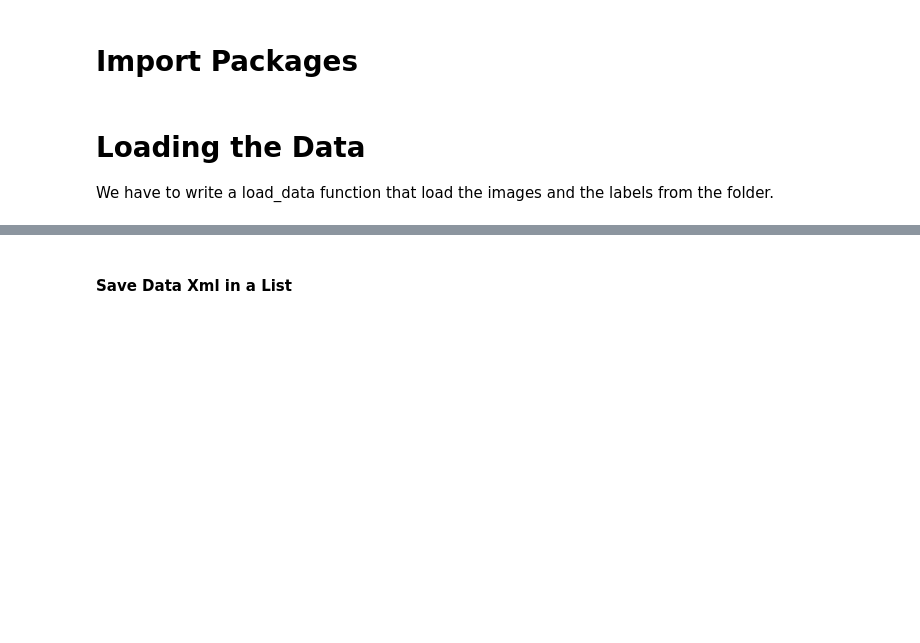
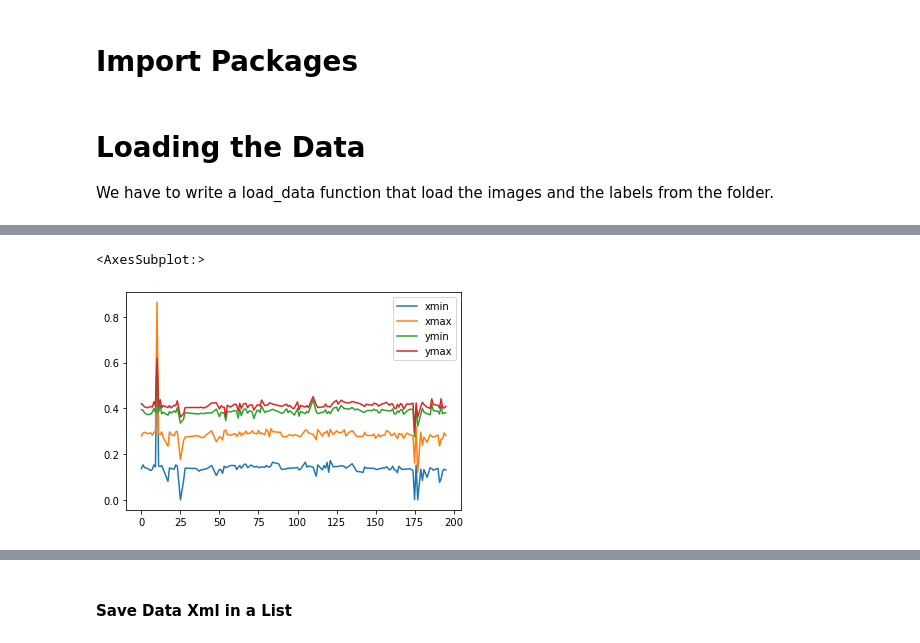
Before and after one commit to NILodio/EACD-MONOGRAFIA, a Jupyter notebook: 00_main.ipynb, the cells around one changed output, grey strips where cells are left out. Cells and saved outputs as stored; diff of their text form; code cells hidden in the pictures; blank space fills up the shorter version.

```diff
--- a/00_main.ipynb
+++ b/00_main.ipynb
@@ -68,0 +33,2 @@ def read_content(xml_file: str):
+# %%
+Train , Test = (Data[Data['split'] == 'train'] , Data[Data['split'] != 'train'] )
@@ -68,0 +80,5 @@ def read_content(xml_file: str):
+# %%
+Train[['xmin','xmax','ymin','ymax']][Train['label'] == 1].plot()
+# %% [output]
+<AxesSubplot:>
+[figure, added]
```
Also changed, not shown: parts of 21 cells of this notebook, 3 other files.
